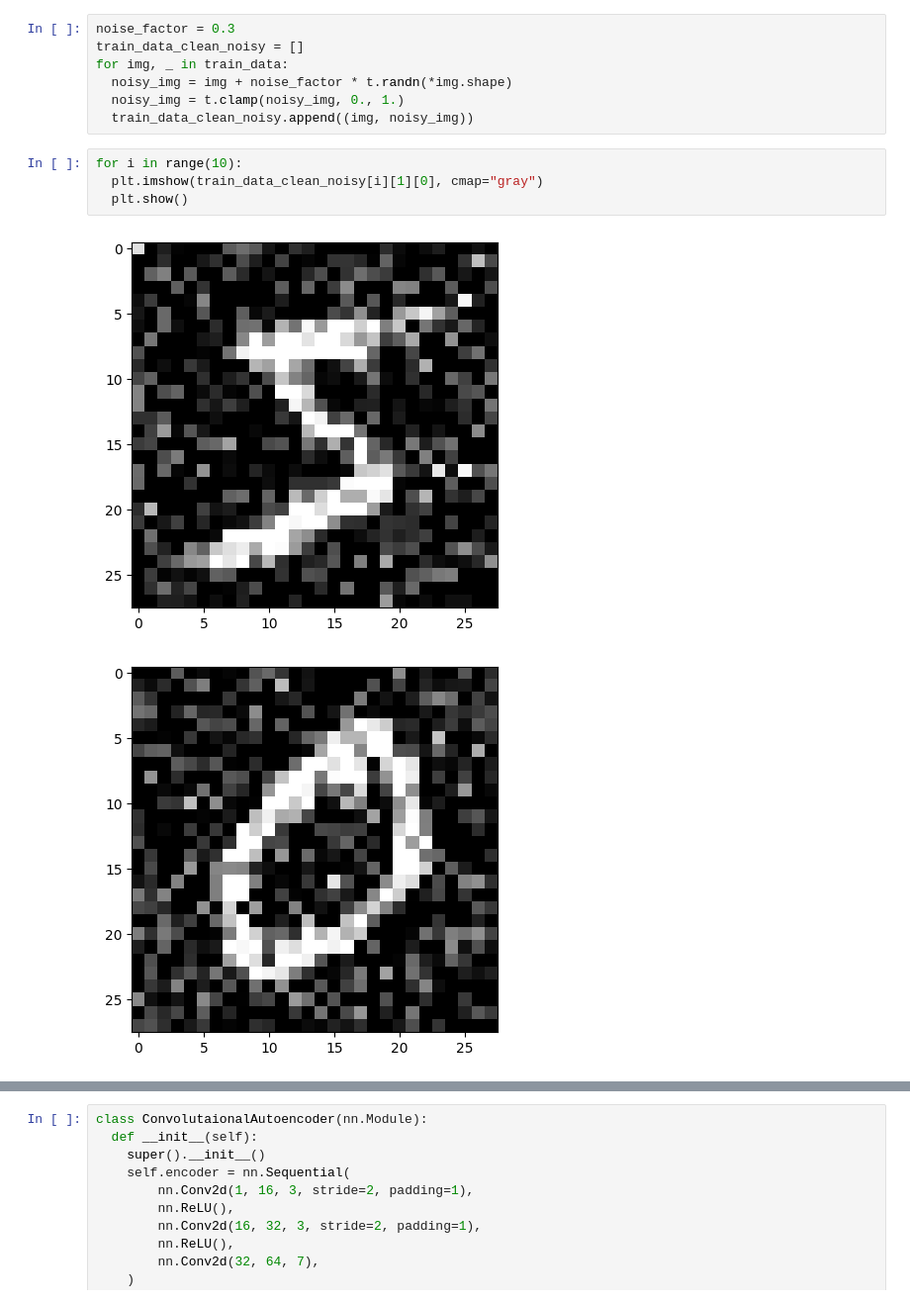
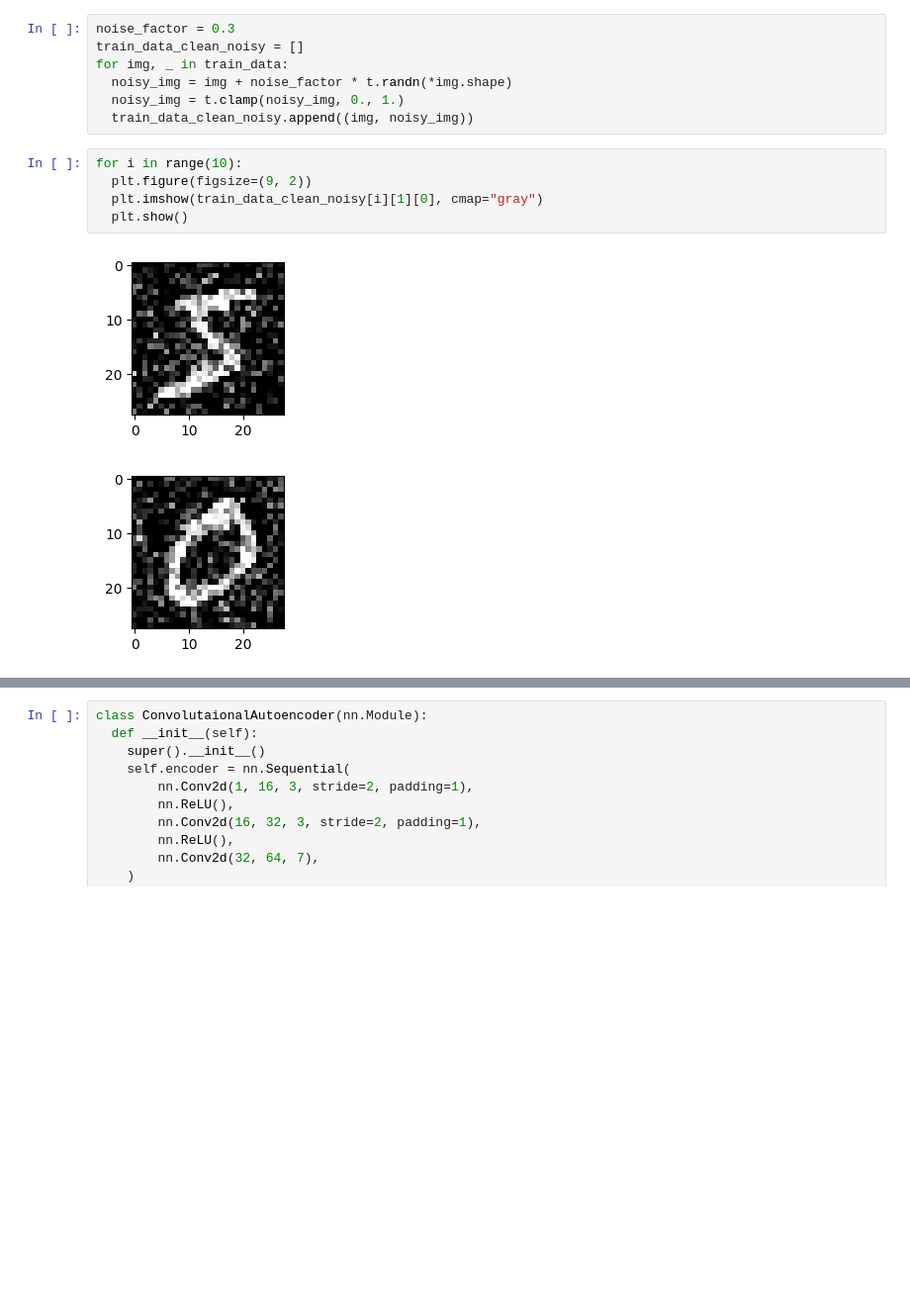
Before and after one commit to AIS-UCLA/mnist-mad, a Jupyter notebook: autoencoder.ipynb, the cells around one changed output, grey strips where cells are left out. Shown at 99% size. Drawn from its saved outputs; the diff is of its cells as text; blank space fills up the shorter version.

```diff
--- a/autoencoder.ipynb
+++ b/autoencoder.ipynb
@@ -112,8 +109,9 @@ for img, _ in train_data:
   train_data_clean_noisy.append((img, noisy_img))
 # %%
 for i in range(10):
+  plt.figure(figsize=(9, 2))
   plt.imshow(train_data_clean_noisy[i][1][0], cmap="gray")
   plt.show()
 # %% [output]
-[figure, old version]
+[figure, new version]
-[figure, old version]
+[figure, new version]
```
Also changed, not shown: parts of 12 cells of this notebook.
